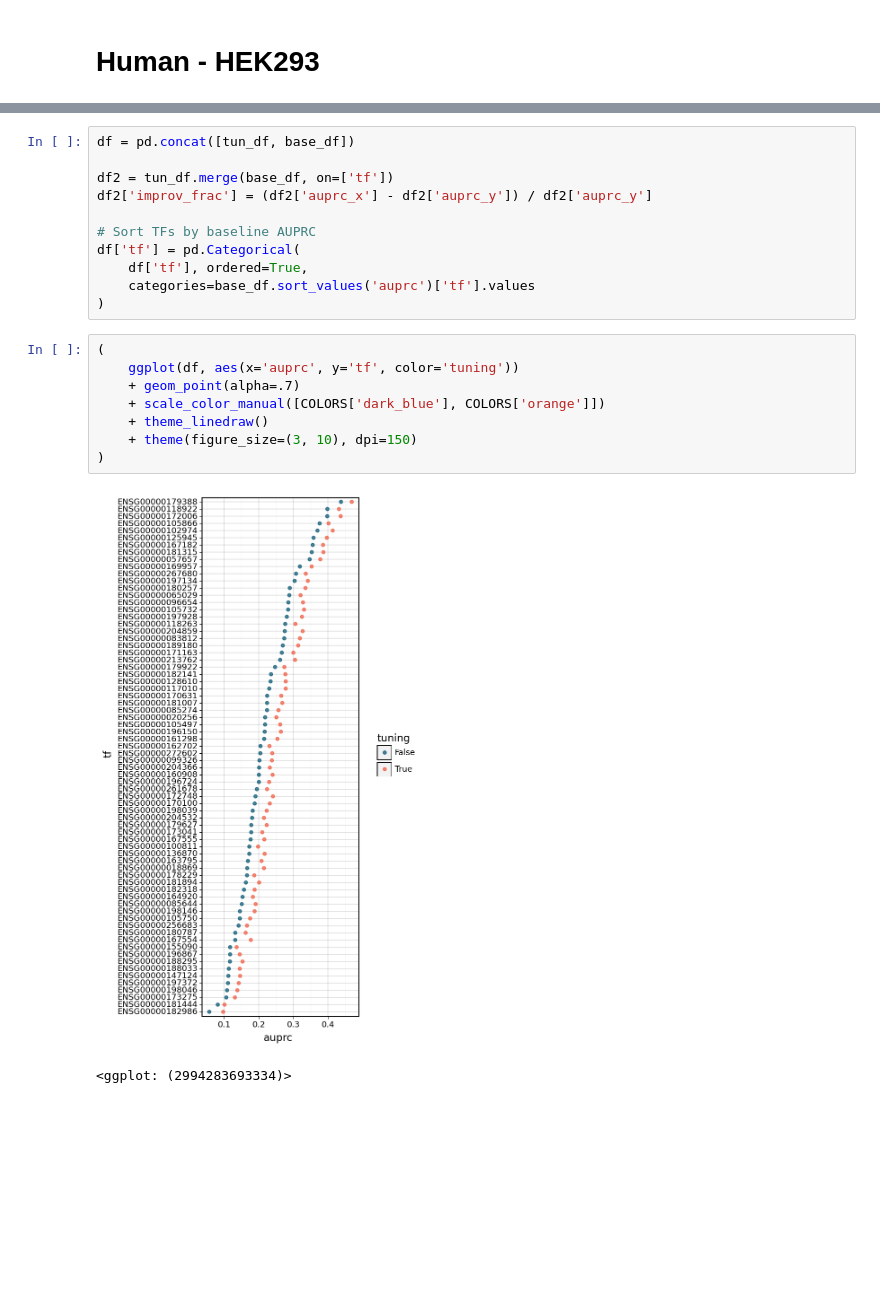
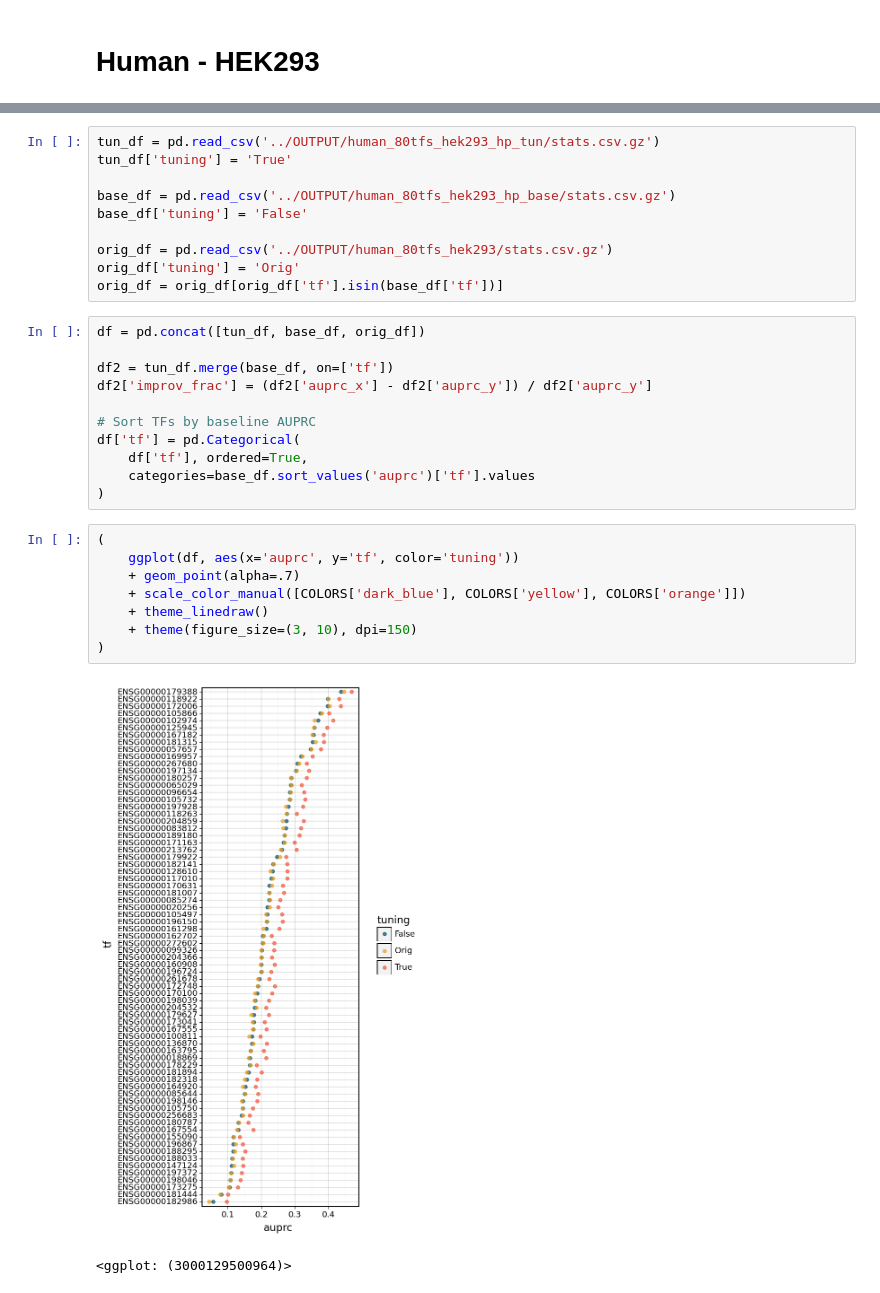
Before and after one commit to BrentLab/TFPertRespExplainer, a Jupyter notebook: WORKING_NOTEBOOKS/Hyparam_tuning.ipynb, the cells around one changed output, grey strips where cells are left out. Drawn from its saved outputs; the diff is of its cells as text; blank space fills up the shorter version.

```diff
--- a/WORKING_NOTEBOOKS/Hyparam_tuning.ipynb
+++ b/WORKING_NOTEBOOKS/Hyparam_tuning.ipynb
@@ -246,5 +222,15 @@ base_df['tuning'] = False
+# %%
+tun_df = pd.read_csv('../OUTPUT/human_80tfs_hek293_hp_tun/stats.csv.gz')
+tun_df['tuning'] = 'True'
+
+base_df = pd.read_csv('../OUTPUT/human_80tfs_hek293_hp_base/stats.csv.gz')
+base_df['tuning'] = 'False'
+
+orig_df = pd.read_csv('../OUTPUT/human_80tfs_hek293/stats.csv.gz')
+orig_df['tuning'] = 'Orig'
+orig_df = orig_df[orig_df['tf'].isin(base_df['tf'])]
 # %%
-df = pd.concat([tun_df, base_df])
+df = pd.concat([tun_df, base_df, orig_df])
 
 df2 = tun_df.merge(base_df, on=['tf'])
 df2['improv_frac'] = (df2['auprc_x'] - df2['auprc_y']) / df2['auprc_y']
@@ -257,14 +243,14 @@ df['tf'] = pd.Categorical(
 # %%
 (
     ggplot(df, aes(x='auprc', y='tf', color='tuning'))
     + geom_point(alpha=.7)
-    + scale_color_manual([COLORS['dark_blue'], COLORS['orange']])
+    + scale_color_manual([COLORS['dark_blue'], COLORS['yellow'], COLORS['orange']])
     + theme_linedraw()
     + theme(figure_size=(3, 10), dpi=150)
 )
 # %% [output]
-[figure, old version]
+[figure, new version]
-<ggplot: (2994283693334)>
+<ggplot: (3000129500964)>
 # %%
 df2 = df2.sort_values('improv_frac')
 
```
Also changed, not shown: parts of 13 cells of this notebook, 1 other file.
